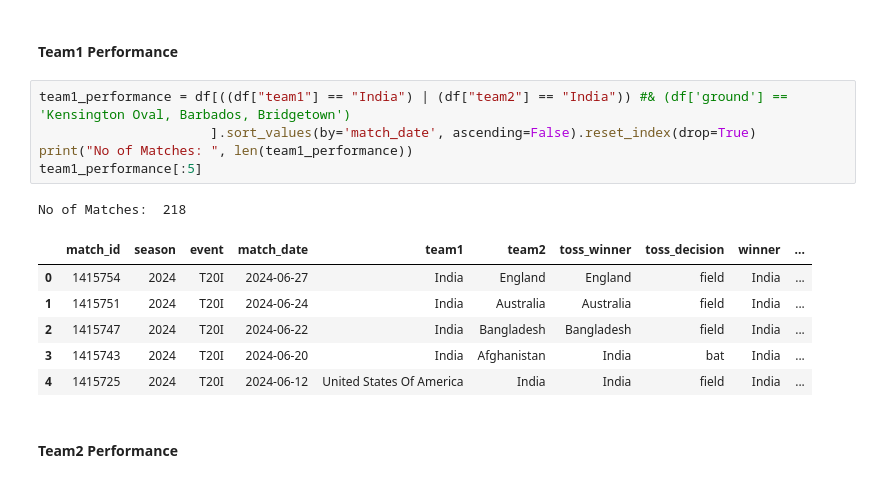
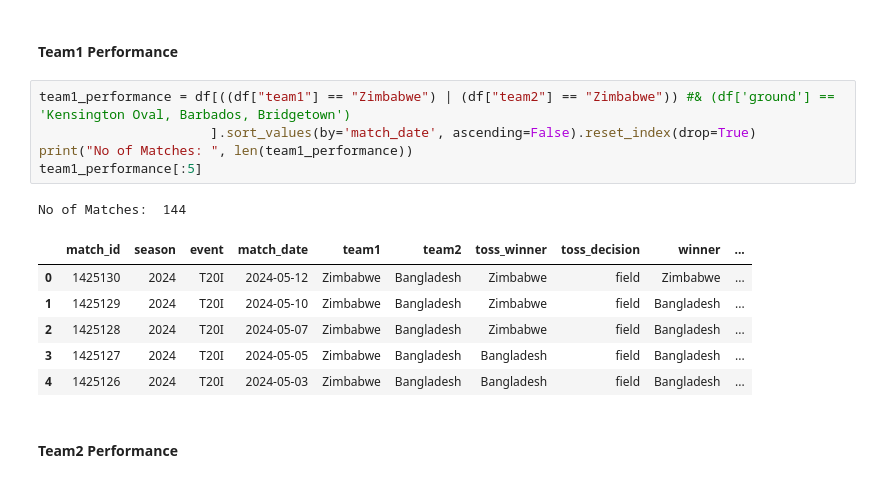
Before and after one commit to harikiranadangi/Predictive-Analytics-for-Cricket-Matches-Using-Machine-Learning, a Jupyter notebook: source_code/4.Match_Prediction.ipynb, the cells around one changed output. Drawn from its saved outputs; the diff is of its cells as text.

```diff
--- a/source_code/4.Match_Prediction.ipynb
+++ b/source_code/4.Match_Prediction.ipynb
@@ -374,18 +371,18 @@ Prediction saved to Excel file.
 # %% [markdown]
 #### **Team1 Performance**
 # %%
-team1_performance = df[((df["team1"] == "India") | (df["team2"] == "India")) #& (df['ground'] == 'Kensington Oval, Barbados, Bridgetown')
+team1_performance = df[((df["team1"] == "Zimbabwe") | (df["team2"] == "Zimbabwe")) #& (df['ground'] == 'Kensington Oval, Barbados, Bridgetown')
                       ].sort_values(by='match_date', ascending=False).reset_index(drop=True)
 print("No of Matches: ", len(team1_performance))
 team1_performance[:5]
 # %% [output]
-No of Matches:  218
+No of Matches:  144
 |  | match_id | season | event | match_date | team1 | team2 | toss_winner | toss_decision | winner | ... |
-| 0 | 1415754 | 2024 | T20I | 2024-06-27 | India | England | England | field | India | ... |
-| 1 | 1415751 | 2024 | T20I | 2024-06-24 | India | Australia | Australia | field | India | ... |
-| 2 | 1415747 | 2024 | T20I | 2024-06-22 | India | Bangladesh | Bangladesh | field | India | ... |
-| 3 | 1415743 | 2024 | T20I | 2024-06-20 | India | Afghanistan | India | bat | India | ... |
-| 4 | 1415725 | 2024 | T20I | 2024-06-12 | United States Of America | India | India | field | India | ... |
+| 0 | 1425130 | 2024 | T20I | 2024-05-12 | Zimbabwe | Bangladesh | Zimbabwe | field | Zimbabwe | ... |
+| 1 | 1425129 | 2024 | T20I | 2024-05-10 | Zimbabwe | Bangladesh | Zimbabwe | field | Bangladesh | ... |
+| 2 | 1425128 | 2024 | T20I | 2024-05-07 | Zimbabwe | Bangladesh | Zimbabwe | field | Bangladesh | ... |
+| 3 | 1425127 | 2024 | T20I | 2024-05-05 | Zimbabwe | Bangladesh | Bangladesh | field | Bangladesh | ... |
+| 4 | 1425126 | 2024 | T20I | 2024-05-03 | Zimbabwe | Bangladesh | Bangladesh | field | Bangladesh | ... |
 # %% [markdown]
 #### **Team2 Performance**
 # %%
```
Also changed, not shown: parts of 10 cells of this notebook.
